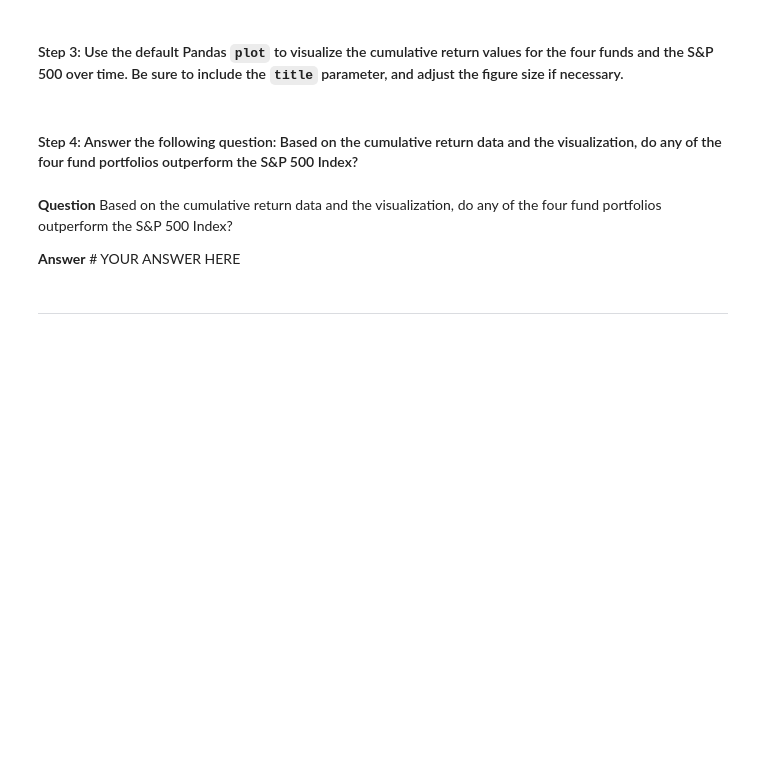
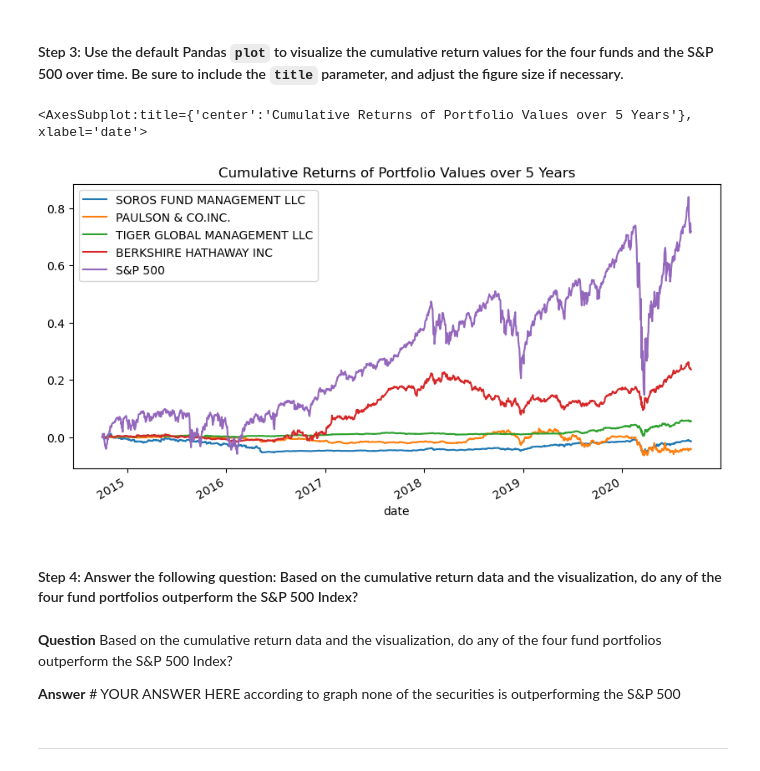
Before and after one commit to lizagino/Risk_Return_Portfolio_Analysis, a Jupyter notebook: risk_return_analysis.ipynb, the cells around one changed output. Drawn from its saved outputs; the diff is of its cells as text; code cells hidden in the pictures; blank space fills up the shorter version.

```diff
--- a/risk_return_analysis.ipynb
+++ b/risk_return_analysis.ipynb
@@ -161,5 +176,9 @@ Analyze the data to determine if any of the portfolios outperform the broader st
 #### Step 2: Use the Pandas `cumprod` function to calculate the cumulative returns for the four fund portfolios and the S&P 500. Review the last five rows of the cumulative returns DataFrame by using the Pandas `tail` function.
 # %%
 # Calculate and plot the cumulative returns of the 4 fund portfolios and the S&P 500
+cumulative_returns = (1 + portfolio_values_df).cumprod() - 1
+cumulative_returns
+
 # Review the last 5 rows of the cumulative returns DataFrame
 # YOUR CODE HERE
+cumulative_returns.tail()
@@ -168,13 +195,18 @@ Analyze the data to determine if any of the portfolios outperform the broader st
 # %%
 # Visualize the cumulative returns using the Pandas plot function
 # Include a title parameter and adjust the figure size
 # YOUR CODE HERE
+cumulative_returns.plot(figsize=(10,5), title="Cumulative Returns of Portfolio Values over 5 Years")
+# %% [output]
+<AxesSubplot:title={'center':'Cumulative Returns of Portfolio Values over 5 Years'}, xlabel='date'>
+[figure, added]
 # %% [markdown]
 #### Step 4: Answer the following question: Based on the cumulative return data and the visualization, do any of the four fund portfolios outperform the S&P 500 Index?
 # %% [markdown]
 **Question** Based on the cumulative return data and the visualization, do any of the four fund portfolios outperform the S&P 500 Index?
 
 **Answer** # YOUR ANSWER HERE
+according to graph none of the securities is outperforming the S&P 500
 # %% [markdown]
 ---
 # %% [markdown]
```
Also changed, not shown: parts of 30 cells of this notebook.
